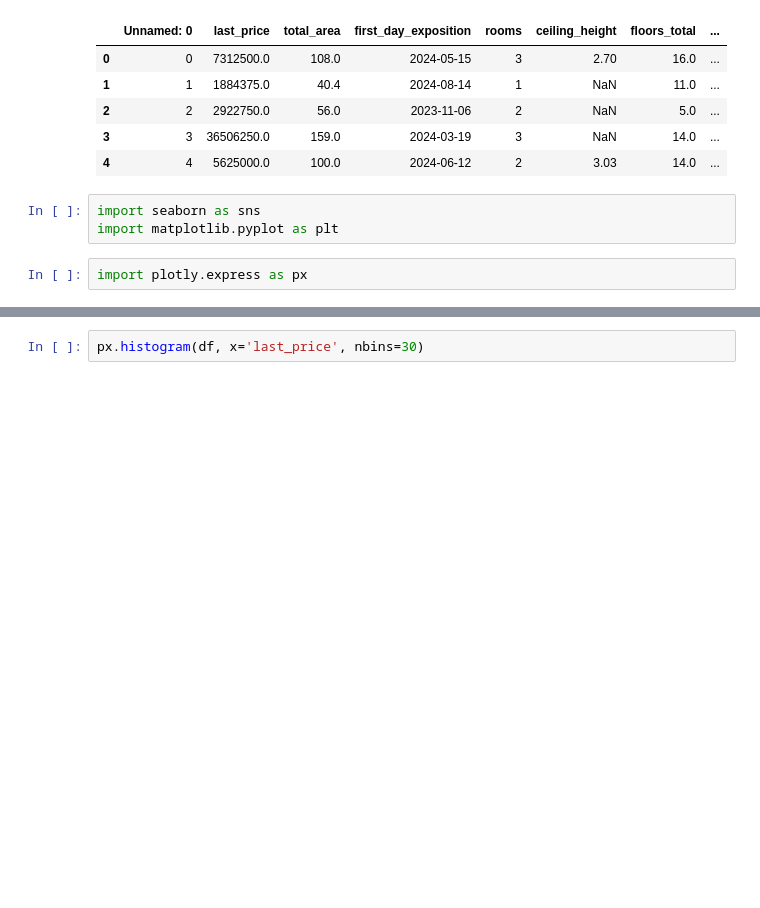
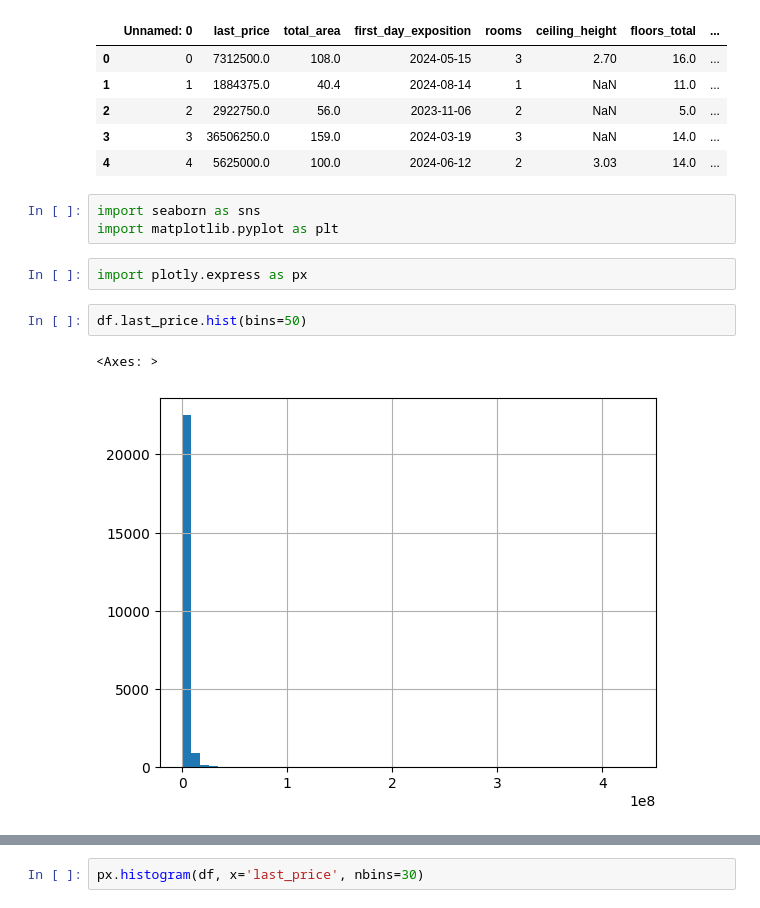
Before and after one commit to cpython-projects/da_1709, a Jupyter notebook: lesson_16.ipynb, the cells around one changed output, grey strips where cells are left out. Cells and saved outputs as stored; diff of their text form; blank space fills up the shorter version.

```diff
--- a/lesson_16.ipynb
+++ b/lesson_16.ipynb
@@ -456,4 +489,9 @@ import seaborn as sns
 import matplotlib.pyplot as plt
 # %%
 import plotly.express as px
+# %%
+df.last_price.hist(bins=50)
+# %% [output]
+<Axes: >
+[figure, added]
 # %%
```
Also changed, not shown: parts of 19 cells of this notebook.
